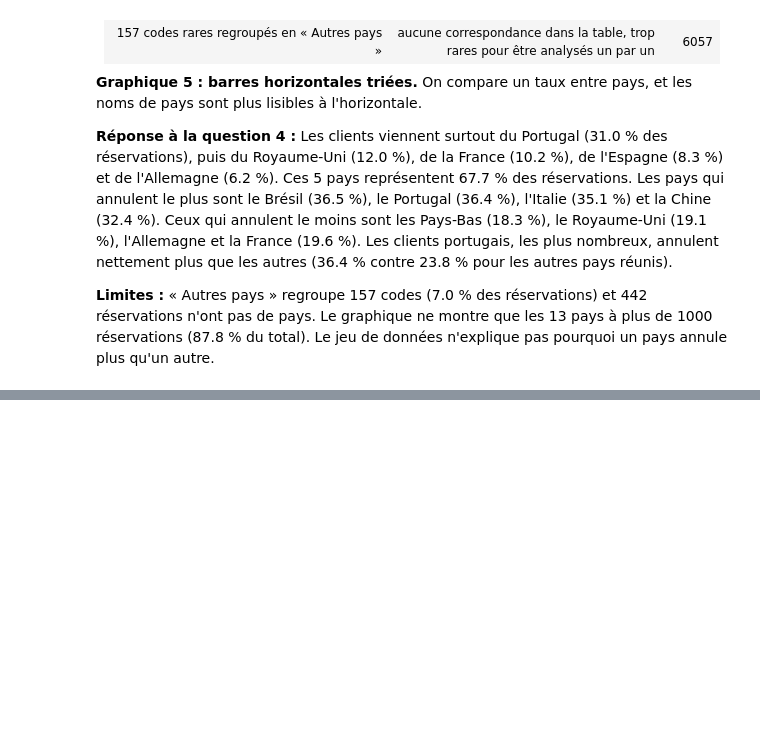
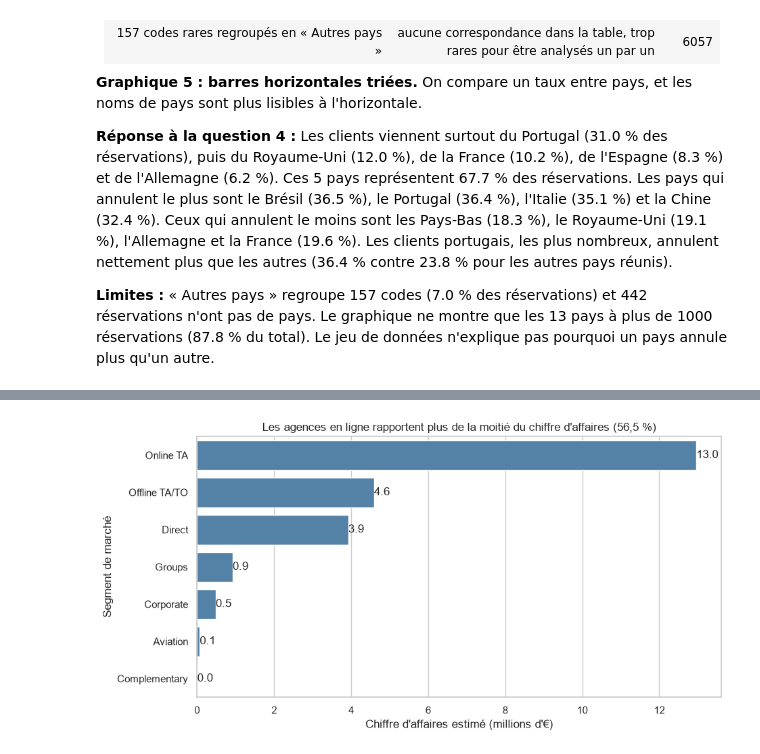
Before and after one commit to fotsotagnefred-png/Mon-projet-Analyse, a Jupyter notebook: notebooks/03_analyse.ipynb, the cells around one changed output, grey strips where cells are left out. Drawn from its saved outputs; the diff is of its cells as text; code cells hidden in the pictures; blank space fills up the shorter version.

Commit message:
Notebook 03 : question 5, chiffre d'affaires par segment de marche

```diff
--- a/notebooks/03_analyse.ipynb
+++ b/notebooks/03_analyse.ipynb
@@ -425,3 +425,12 @@ plt.show()
 **Réponse à la question 4 :** Les clients viennent surtout du Portugal (31.0 % des réservations), puis du Royaume-Uni (12.0 %), de la France (10.2 %), de l'Espagne (8.3 %) et de l'Allemagne (6.2 %). Ces 5 pays représentent 67.7 % des réservations. Les pays qui annulent le plus sont le Brésil (36.5 %), le Portugal (36.4 %), l'Italie (35.1 %) et la Chine (32.4 %). Ceux qui annulent le moins sont les Pays-Bas (18.3 %), le Royaume-Uni (19.1 %), l'Allemagne et la France (19.6 %). Les clients portugais, les plus nombreux, annulent nettement plus que les autres (36.4 % contre 23.8 % pour les autres pays réunis).
 
 **Limites :** « Autres pays » regroupe 157 codes (7.0 % des réservations) et 442 réservations n'ont pas de pays. Le graphique ne montre que les 13 pays à plus de 1000 réservations (87.8 % du total). Le jeu de données n'explique pas pourquoi un pays annule plus qu'un autre.
+# %%
+hotels["nuits"] = hotels["stays_in_weekend_nights"] + hotels["stays_in_week_nights"]
+
+sejours_payes = hotels[(hotels["is_canceled"] == 0) & (hotels["adr"] > 0)].copy()
+sejours_payes["chiffre_affaires"] = sejours_payes["adr"] * sejours_payes["nuits"]
+
+total_ca = f"{sejours_payes['chiffre_affaires'].sum():,.0f}".replace(",", " ")
+print(f"Séjours effectifs et payants : {len(sejours_payes)} sur {len(hotels)}")
+print(f"Chiffre d'affaires estimé total : {total_ca}")
@@ -427,0 +440,12 @@ plt.show()
+# %%
+rapport_par_segment = sejours_payes.groupby("market_segment").agg(
+    sejours=("chiffre_affaires", "size"),
+    nuits=("nuits", "sum"),
+    prix_moyen=("adr", "mean"),
+    chiffre_affaires=("chiffre_affaires", "sum"),
+)
+rapport_par_segment["part_du_ca"] = (
+    rapport_par_segment["chiffre_affaires"] / rapport_par_segment["chiffre_affaires"].sum() * 100
+).round(1)
+rapport_par_segment[["prix_moyen", "chiffre_affaires"]] = rapport_par_segment[["prix_moyen", "chiffre_affaires"]].round(1)
+rapport_par_segment.sort_values("chiffre_affaires", ascending=False)
@@ -427,0 +480,17 @@ plt.show()
+# %%
+ca_par_segment = rapport_par_segment.sort_values("chiffre_affaires", ascending=False)
+
+fig, ax = plt.subplots(figsize=(10, 5))
+sns.barplot(
+    x=ca_par_segment["chiffre_affaires"] / 1_000_000,
+    y=ca_par_segment.index,
+    color="steelblue", ax=ax,
+)
+ax.set_title("Les agences en ligne rapportent plus de la moitié du chiffre d'affaires (56,5 %)")
+ax.set_xlabel("Chiffre d'affaires estimé (millions d'€)")
+ax.set_ylabel("Segment de marché")
+ax.bar_label(ax.containers[0], fmt="%.1f")
+fig.savefig("../figures/graphique_6_ca_par_segment.png", dpi=150, bbox_inches="tight")
+plt.show()
+# %% [output]
+[figure, added]
```
Also changed, not shown: parts of 4 cells of this notebook, 1 other file.
